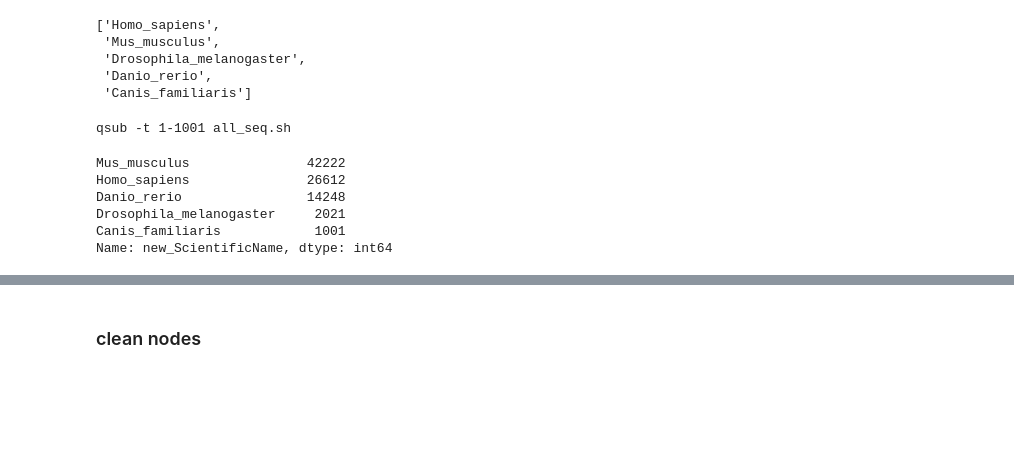
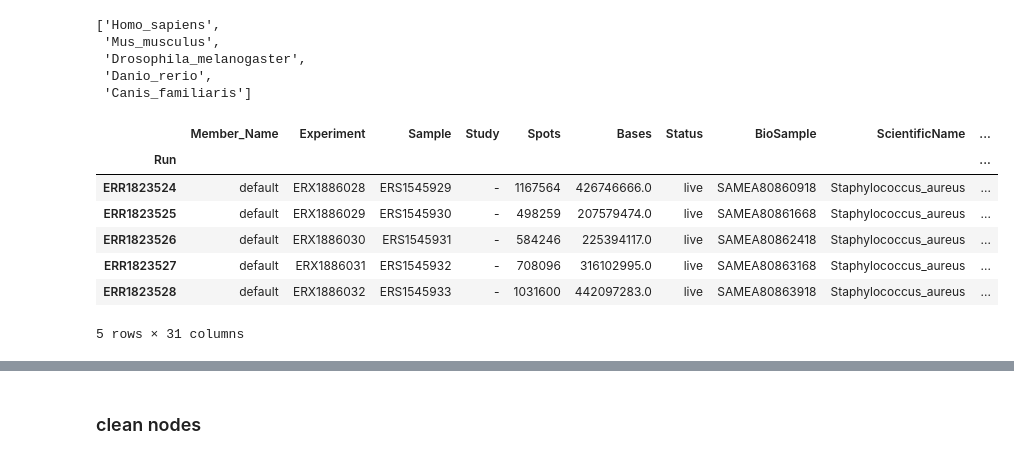
Before and after one commit to brianyiktaktsui/Skymap, a Jupyter notebook: Pipelines/RNAseq/calculate_unprocessed.ipynb, the cells around one changed output, grey strips where cells are left out. Saved outputs shown, nothing was run; the diff lists cells and outputs as text; code cells hidden in the pictures; blank space fills up the shorter version.

```diff
--- a/Pipelines/RNAseq/calculate_unprocessed.ipynb
+++ b/Pipelines/RNAseq/calculate_unprocessed.ipynb
@@ -42,8 +34,20 @@ param.supporting_species
  'Canis_familiaris']
 # %%
 #specie_m=targetMetaDF['new_ScientificName']=='Canis_familiaris'
+# %%
+allDF.head()
+# %% [output]
+|  | Member_Name | Experiment | Sample | Study | Spots | Bases | Status | BioSample | ScientificName | ... |
+| Run |  |  |  |  |  |  |  |  |  | ... |
+| ERR1823524 | default | ERX1886028 | ERS1545929 | - | 1167564 | 426746666.0 | live | SAMEA80860918 | Staphylococcus_aureus | ... |
+| ERR1823525 | default | ERX1886029 | ERS1545930 | - | 498259 | 207579474.0 | live | SAMEA80861668 | Staphylococcus_aureus | ... |
+| ERR1823526 | default | ERX1886030 | ERS1545931 | - | 584246 | 225394117.0 | live | SAMEA80862418 | Staphylococcus_aureus | ... |
+| ERR1823527 | default | ERX1886031 | ERS1545932 | - | 708096 | 316102995.0 | live | SAMEA80863168 | Staphylococcus_aureus | ... |
+| ERR1823528 | default | ERX1886032 | ERS1545933 | - | 1031600 | 442097283.0 | live | SAMEA80863918 | Staphylococcus_aureus | ... |
+5 rows × 31 columns
 # %%
 #m2=(allDF['pipe_line'].isin(param.supporting_seqs))
+m1=(~allDF.index.isin(processed_runs))
 m2=allDF['LibraryStrategy'].isin(param.supporting_library_strategy)
 m3=allDF['new_ScientificName'].isin(param.supporting_species)
 m4=(allDF.Status=='live')
@@ -59,14 +63,3 @@ command="qsub -t 1-"+str(targetMetaDF.shape[0])+" all_seq.sh"
 print (command)
 #log_out_dir='/cellar/users/btsui/Data/SRA/all_seq/log/'
 #count_out_dir='/cellar/users/btsui/Data/SRA/all_seq/chip/'
-# %% [output]
-qsub -t 1-1001 all_seq.sh
-# %%
-targetMetaDF['new_ScientificName'].value_counts()
-# %% [output]
-Mus_musculus               42222
-Homo_sapiens               26612
-Danio_rerio                14248
-Drosophila_melanogaster     2021
-Canis_familiaris            1001
-Name: new_ScientificName, dtype: int64
```
Also changed, not shown: parts of 25 cells of this notebook, 12 other files.
